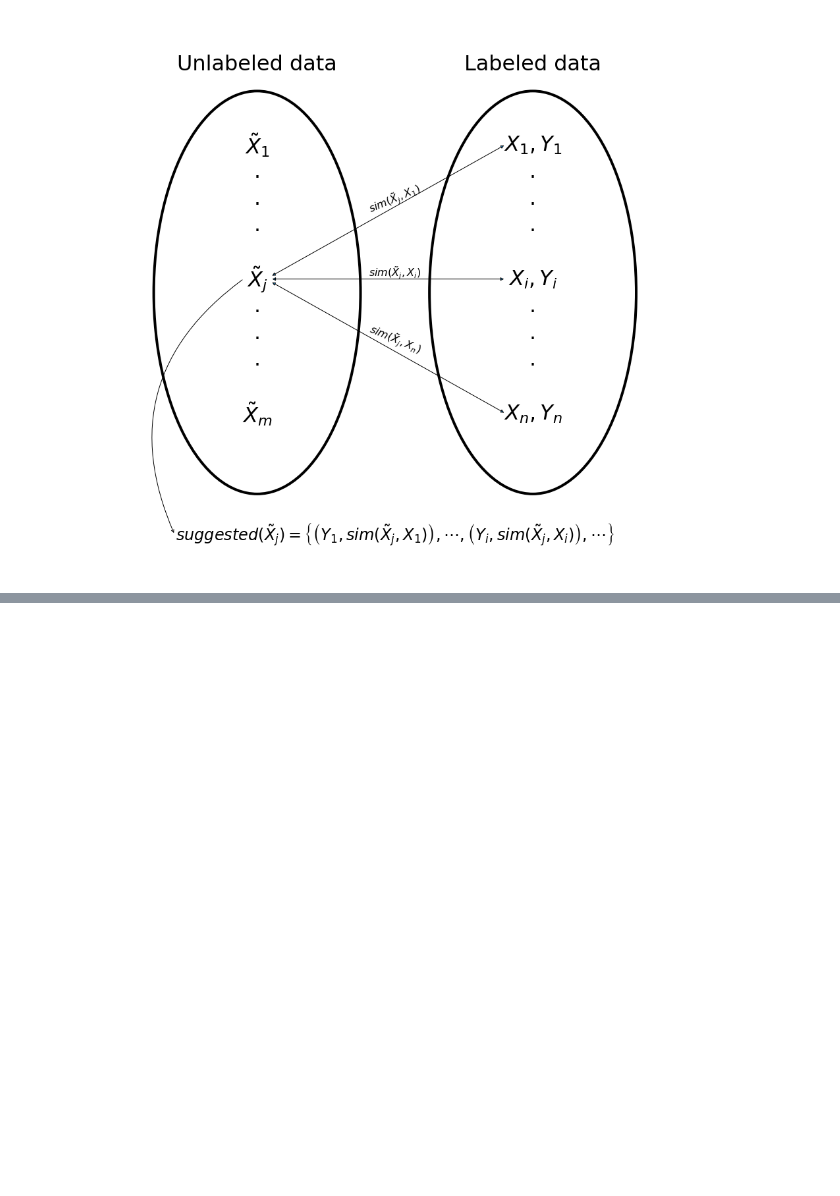
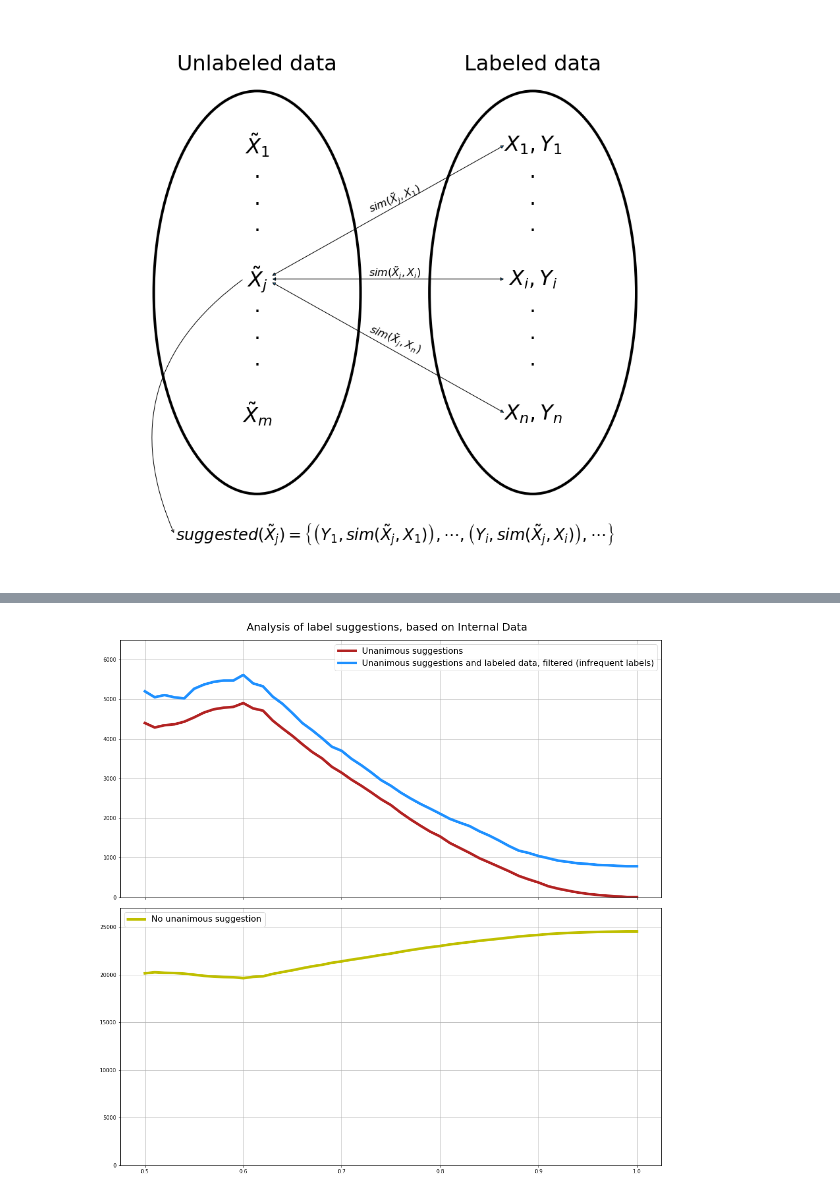
Before and after one commit to jraiskin/Automated_categorization_medication, a Jupyter notebook: plot_figures.ipynb, the cells around one changed output, grey strips where cells are left out. Cells and saved outputs as stored; diff of their text form; code cells hidden in the pictures; blank space fills up the shorter version.

Commit message:
added plots for label suggestion procedure

```diff
--- a/plot_figures.ipynb
+++ b/plot_figures.ipynb
@@ -29,0 +30,3 @@ figure_dir = 'figures/'
+# %%
+# figure_dir = 'figures/'
+figure_dir = '../Automated_categorization_medication_lab/Latex/figures/'
@@ -168,0 +220,13 @@ plt.savefig(figure_dir + 'foo.pdf', bbox_inches='tight')
+# %%
+label_suggestion_summary =  \
+    pd.DataFrame(label_suggestion_summary)
+
+# some float formatting
+label_suggestion_summary_formatted = \
+    label_suggestion_summary.head(5).style.format(
+        {'Mean # suggestions': '{:.2f}',
+         'Mean similarity': '{:.2f}',
+         'Min similarity': '{:.2f}',
+         'Unanimous mean similarity': '{:.2f}',
+         'Mean common ATC levels (norm)': '{:.2f}',
+         'Mean common ATC levels, non-unanimous (norm)': '{:.2f}'})
@@ -168,0 +326,45 @@ plt.savefig(figure_dir + 'foo.pdf', bbox_inches='tight')
+# %%
+fig, (ax1, ax2) = plt.subplots(nrows=2,
+                         sharex=True,
+                         sharey=False,
+                         figsize=(fig_width, fig_height))
+# fig.subplots_adjust(0,0,1,1,0,0)
+
+fig.tight_layout()
+fig.subplots_adjust(top=0.95)  # adjusting "tightness"
+
+# title='Analysis of label suggestions, based on Internal Data'
+fig.suptitle(title, fontsize=20)
+
+legend_font_size = 16
+
+
+ax1.plot(label_suggestion_summary['Threshold'],
+         label_suggestion_summary['Unanimous suggestions'],
+         label='Unanimous suggestions',
+         lw=5,
+         color=colors[0])
+ax1.legend(loc=2, fontsize=legend_font_size)  # 'upper right'
+ax1.grid(True)
+ax1.plot(label_suggestion_summary['Threshold'],
+         label_suggestion_summary['Unanimous suggestions and labeled data, filtered (infrequent labels)'],
+         label='Unanimous suggestions and labeled data, filtered (infrequent labels)',
+         lw=5,
+         color=colors[1])
+ax1.legend(loc=1, fontsize=legend_font_size)  # 'upper right'
+ax1.grid(True)
+ax1.set_ylim([0, 6500])
+
+
+ax2.plot(label_suggestion_summary['Threshold'],
+         label_suggestion_summary['No unanimous suggestion'],
+         label='No unanimous suggestion',
+         lw=5,
+         color=colors[7])
+ax2.legend(loc=2, fontsize=legend_font_size)  # 'upper right'
+ax2.grid(True)
+ax2.set_ylim([0, 27000])
+
+plt.savefig(figure_dir + 'suggestion_analysis_internal_counts.pdf', bbox_inches='tight')
+# %% [output]
+[figure, added]
```
Also changed, not shown: parts of 13 cells of this notebook.
